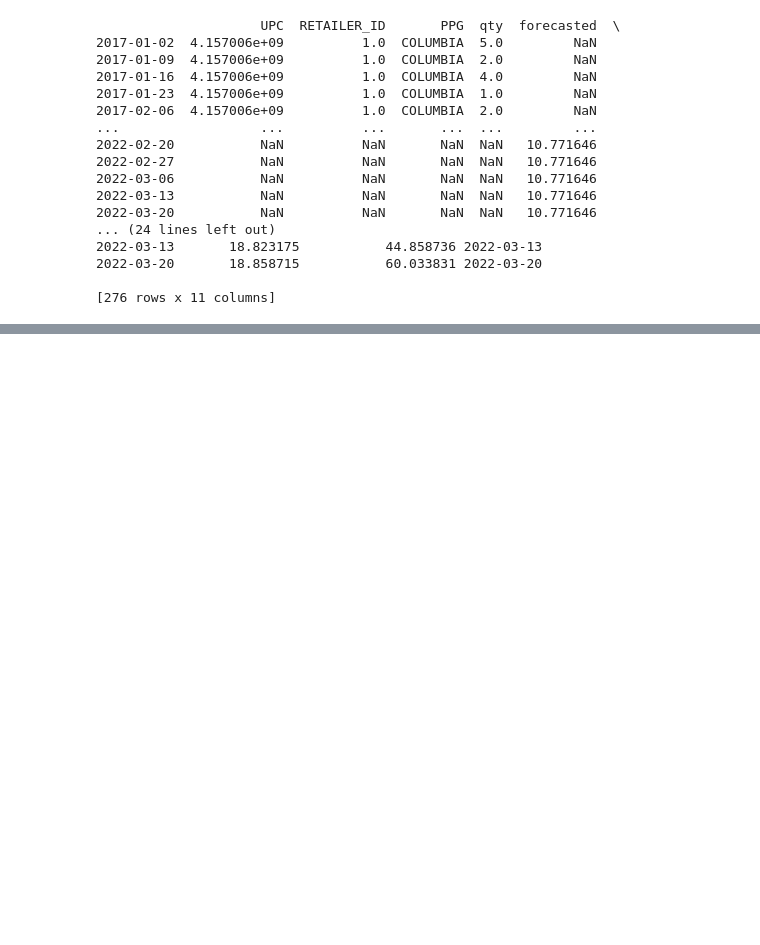
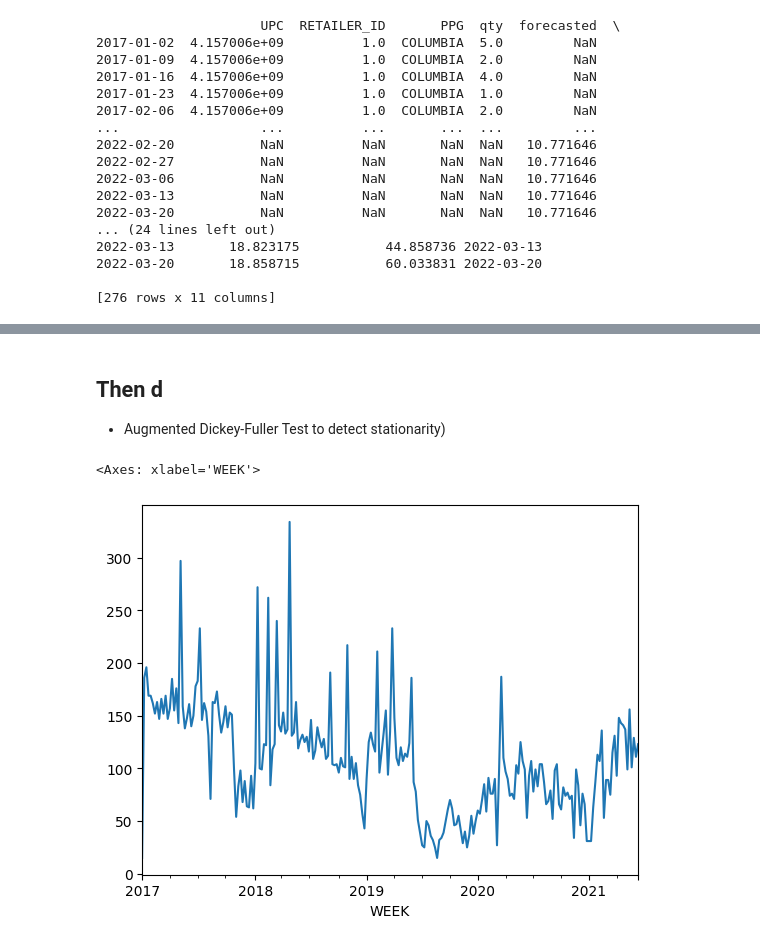
Before and after one commit to techsparksguru/data_ai_for_all, a Jupyter notebook: data_science_ai_ml_llm/time_series/SAMPLE_ARIMA_OUTPUT.ipynb, the cells around one changed output, grey strips where cells are left out. Cells and saved outputs as stored; diff of their text form; code cells hidden in the pictures; blank space fills up the shorter version.

```diff
--- a/data_science_ai_ml_llm/time_series/SAMPLE_ARIMA_OUTPUT.ipynb
+++ b/data_science_ai_ml_llm/time_series/SAMPLE_ARIMA_OUTPUT.ipynb
@@ -213,0 +237,3 @@ df_upc_grouped.to_csv("./SAMPLE_ARIMA_OUTPUT.csv", index=False)
+# %% [markdown]
+## Then d
+- Augmented Dickey-Fuller Test to detect stationarity)
@@ -213,0 +245,6 @@ df_upc_grouped.to_csv("./SAMPLE_ARIMA_OUTPUT.csv", index=False)
+# %%
+# This is not stationary since there is a seasonal component (trend not yet)
+df_upc["qty"].plot()
+# %% [output]
+<Axes: xlabel='WEEK'>
+[figure, added]
```
Also changed, not shown: parts of 12 cells of this notebook, 2 other files.
